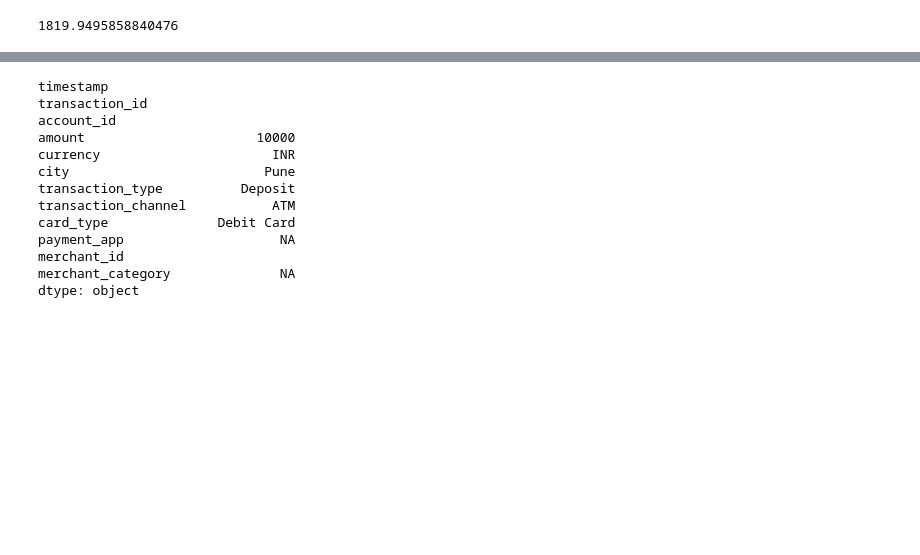
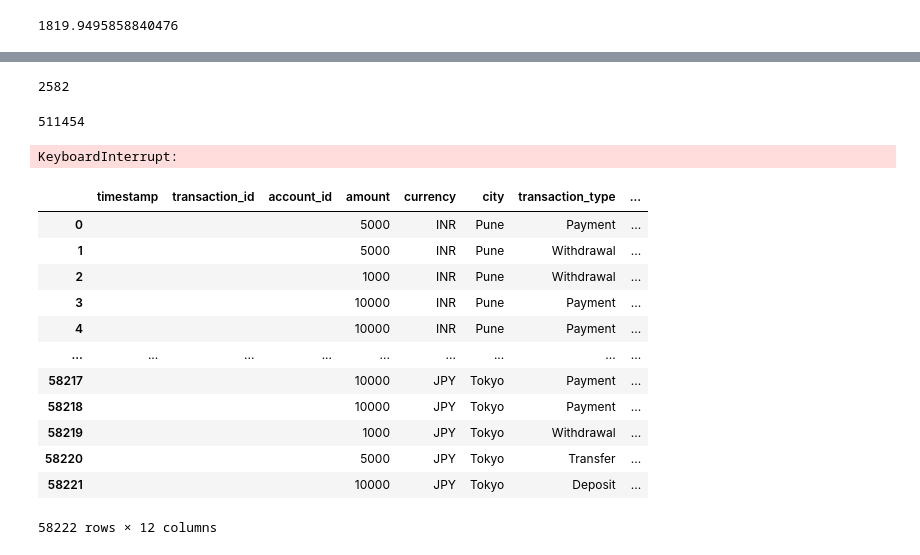
Before and after one commit to k26rahul/ML-Projects-March-2024, a Jupyter notebook: Financial-Anomaly-Data/Synthetic-Financial-Data.ipynb, the cells around one changed output, grey strips where cells are left out. Drawn from its saved outputs; the diff is of its cells as text; code cells hidden in the pictures; blank space fills up the shorter version.

Commit message:
✔️ KeyboardInterrupt

```diff
--- a/Financial-Anomaly-Data/Synthetic-Financial-Data.ipynb
+++ b/Financial-Anomaly-Data/Synthetic-Financial-Data.ipynb
@@ -536,34 +540,43 @@ for customer_profile in customer_profiles:
+# %%
+len(customer_profiles)
+len(transaction_samples)
+# %% [output]
+2582
+511454
 # %%
-transaction_sample = transaction_samples[0]
+for transaction_sample in transaction_samples:
+  transaction_data = {
+      'timestamp': '',
+      'transaction_id': '',
+      'account_id': '',
+      'amount': transaction_sample['amount'].value,
+      'currency': transaction_sample['currency'].value[0],
+      'city': transaction_sample['city'].value,
+      'transaction_type': transaction_sample['transaction_type'].value,
+      'transaction_channel': transaction_sample['transaction_channel'].value,
+      'card_type': transaction_sample['card_type'].value,
+      'payment_app': transaction_sample['payment_app'].value,
+      'merchant_id': '',
+      'merchant_category': transaction_sample['eligible_merchant'].value
+  }
 
-transaction_data = {
-    'timestamp': '',
-    'transaction_id': '',
-    'account_id': '',
-    'amount': transaction_sample['amount'].value,
-    'currency': transaction_sample['currency'].value[0],
-    'city': transaction_sample['city'].value,
-    'transaction_type': transaction_sample['transaction_type'].value,
-    'transaction_channel': transaction_sample['transaction_channel'].value,
-    'card_type': transaction_sample['card_type'].value,
-    'payment_app': transaction_sample['payment_app'].value,
-    'merchant_id': '',
-    'merchant_category': transaction_sample['eligible_merchant'].value
-}
-
-transaction_data = pd.Series(transaction_data)
-transaction_data
+  transaction_data_series = pd.Series(transaction_data)
+  df.loc[len(df)] = transaction_data
 # %% [output]
-timestamp
-transaction_id
-account_id
-amount                      10000
-currency                      INR
-city                         Pune
-transaction_type          Deposit
-transaction_channel           ATM
-card_type              Debit Card
-payment_app                    NA
-merchant_id
-merchant_category              NA
-dtype: object
+KeyboardInterrupt:
+# %%
+df
+# %% [output]
+|  | timestamp | transaction_id | account_id | amount | currency | city | transaction_type | ... |
+| 0 |  |  |  | 5000 | INR | Pune | Payment | ... |
+| 1 |  |  |  | 5000 | INR | Pune | Withdrawal | ... |
+| 2 |  |  |  | 1000 | INR | Pune | Withdrawal | ... |
+| 3 |  |  |  | 10000 | INR | Pune | Payment | ... |
+| 4 |  |  |  | 10000 | INR | Pune | Payment | ... |
+| ... | ... | ... | ... | ... | ... | ... | ... | ... |
+| 58217 |  |  |  | 10000 | JPY | Tokyo | Payment | ... |
+| 58218 |  |  |  | 10000 | JPY | Tokyo | Payment | ... |
+| 58219 |  |  |  | 1000 | JPY | Tokyo | Withdrawal | ... |
+| 58220 |  |  |  | 5000 | JPY | Tokyo | Transfer | ... |
+| 58221 |  |  |  | 10000 | JPY | Tokyo | Deposit | ... |
+58222 rows × 12 columns
```
Also changed, not shown: parts of 5 cells of this notebook.
